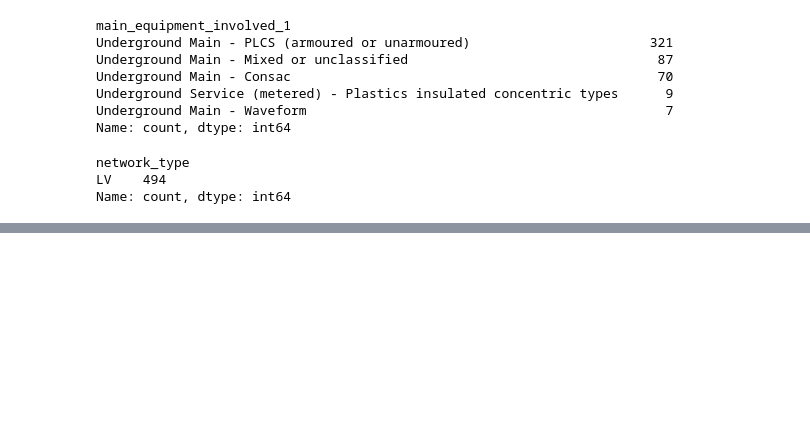
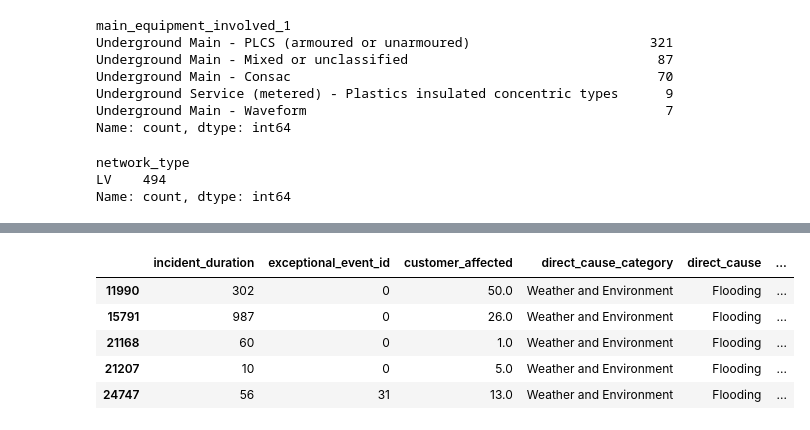
Before and after one commit to neilpaulmartin/geospatial-flooding, a Jupyter notebook: notebooks/outages-analysis.ipynb, the cells around one changed output, grey strips where cells are left out. Drawn from its saved outputs; the diff is of its cells as text; code cells hidden in the pictures; blank space fills up the shorter version.

```diff
--- a/notebooks/outages-analysis.ipynb
+++ b/notebooks/outages-analysis.ipynb
@@ -270,0 +316,11 @@ Name: count, dtype: int64
+# %%
+underground_main['exceptional_event_id'] = underground_main['exceptional_event_id'].astype('category')
+underground_main['direct_cause_category'] = underground_main['direct_cause_category'].astype('category')
+underground_main['direct_cause'] = underground_main['direct_cause'].astype('category')
+underground_main['main_equipment_involved_1'] = underground_main['main_equipment_involved_1'].astype('category')
+underground_main['district_name'] = underground_main['incident_duration'].astype('category')
+underground_main['primary_substation'] = underground_main['primary_substation'].astype('category')
+
+
+underground_main['restoration_date_time'] = pd.to_datetime(underground_main['restoration_date_time'], utc=True)
+underground_main['exceptional_event_enddate'] = pd.to_datetime(underground_main['exceptional_event_enddate'], utc=True)
@@ -270,0 +347,9 @@ Name: count, dtype: int64
+# %%
+underground_main.head()
+# %% [output]
+|  | incident_duration | exceptional_event_id | customer_affected | direct_cause_category | direct_cause | ... |
+| 11990 | 302 | 0 | 50.0 | Weather and Environment | Flooding | ... |
+| 15791 | 987 | 0 | 26.0 | Weather and Environment | Flooding | ... |
+| 21168 | 60 | 0 | 1.0 | Weather and Environment | Flooding | ... |
+| 21207 | 10 | 0 | 5.0 | Weather and Environment | Flooding | ... |
+| 24747 | 56 | 31 | 13.0 | Weather and Environment | Flooding | ... |
```
Also changed, not shown: parts of 10 cells of this notebook, 1 other file.
